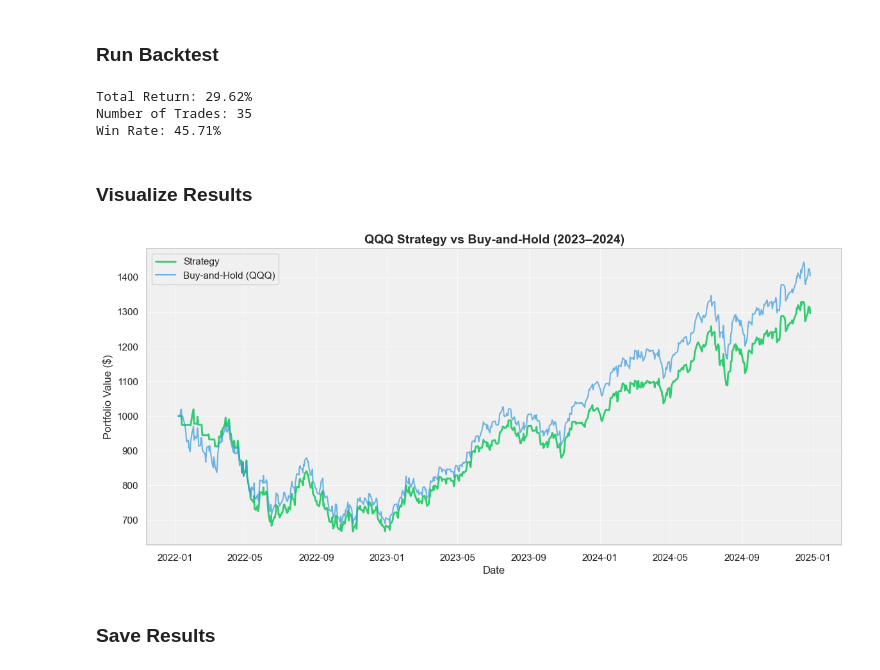
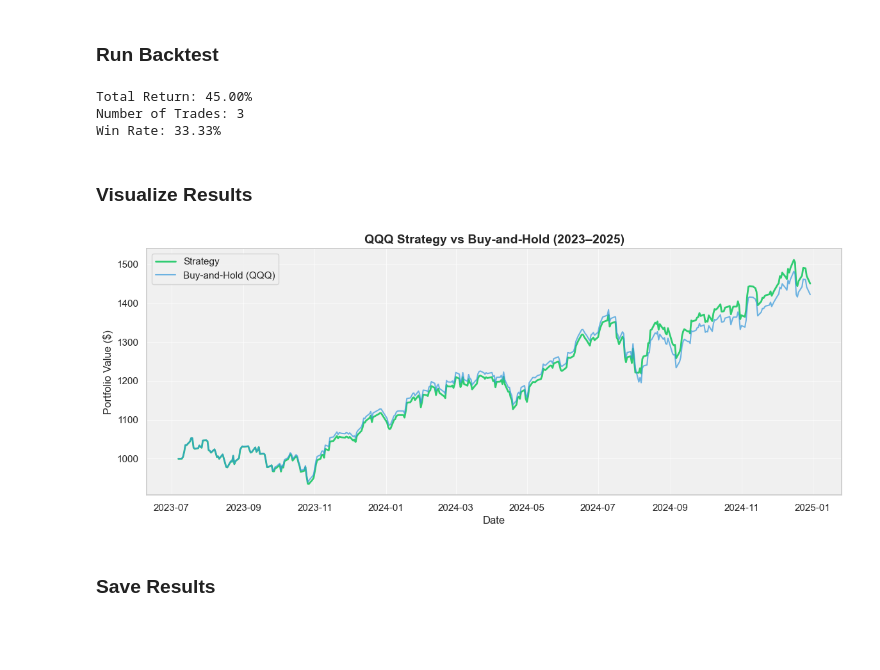
Before and after one commit to patel-mark/Algorithmic-Trading, a Jupyter notebook: 4.Backtesting with Real-World Adjustments.ipynb, the cells around one changed output. Saved outputs shown, nothing was run; the diff lists cells and outputs as text; code cells hidden in the pictures; blank space fills up the shorter version.

```diff
--- a/4.Backtesting with Real-World Adjustments.ipynb
+++ b/4.Backtesting with Real-World Adjustments.ipynb
@@ -27,7 +27,7 @@ df.dropna(subset=["Target"], inplace=True)
 # Split features/target (same as Day 3)
 X = df.drop("Target", axis=1)  # Keep "Close" in X for backtesting
 y = df["Target"]
-split_idx = int(0.8 * len(X))
+split_idx = int(0.9 * len(X))
 X_test = X.iloc[split_idx:]
 y_test = y.iloc[split_idx:]
 
@@ -99,26 +99,26 @@ print(f"Total Return: {total_return_pct:.2f}%")
 print(f"Number of Trades: {len(trades)//2}")
 print(f"Win Rate: {win_rate:.2f}%")
 # %% [output]
-Total Return: 29.62%
-Number of Trades: 35
-Win Rate: 45.71%
+Total Return: 45.00%
+Number of Trades: 3
+Win Rate: 33.33%
 # %% [markdown]
 ### Visualize Results
 # %%
-plt.figure(figsize=(14, 6))
+plt.figure(figsize=(14, 5))
 plt.plot(backtest_results["Date"], backtest_results["Portfolio_Value"],
          color="#2ecc71", linewidth=2, label="Strategy")
 plt.plot(test_df["Close"] / test_df["Close"].iloc[0] * initial_capital,
          color="#3498db", alpha=0.7, label="Buy-and-Hold (QQQ)")
-plt.title("QQQ Strategy vs Buy-and-Hold (2023–2024)", fontsize=14, fontweight="bold")
+plt.title("QQQ Strategy vs Buy-and-Hold (2023–2025)", fontsize=14, fontweight="bold")
 plt.xlabel("Date")
 plt.ylabel("Portfolio Value ($)")
 plt.legend()
 plt.grid(True, color="white", linestyle="-", linewidth=0.5)
 plt.gca().set_facecolor("#f0f0f0")
 plt.show()
 # %% [output]
-[figure, old version]
+[figure, new version]
 # %% [markdown]
 ###  Save Results
 # %%
```
Also changed, not shown: 16 other files.
